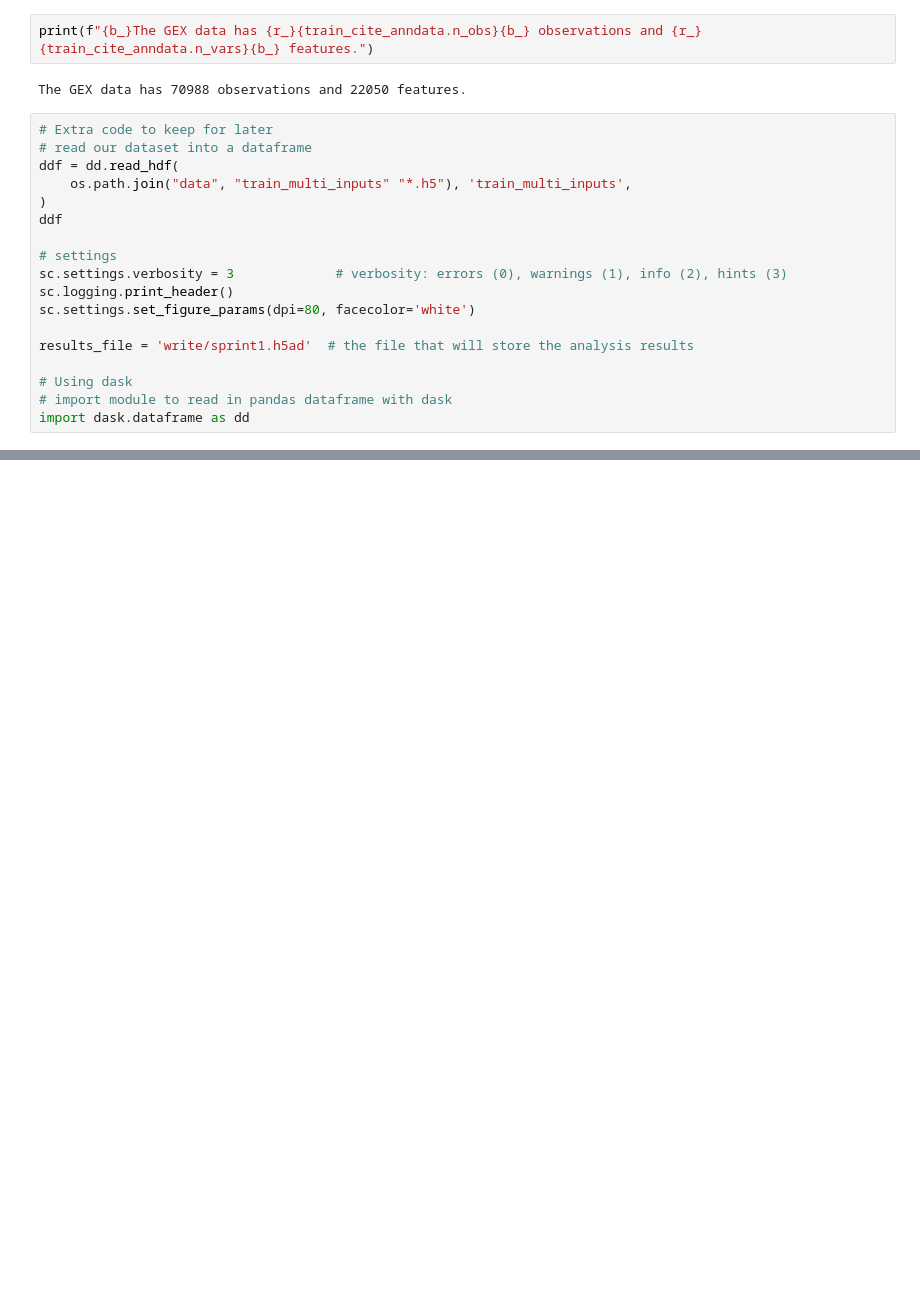
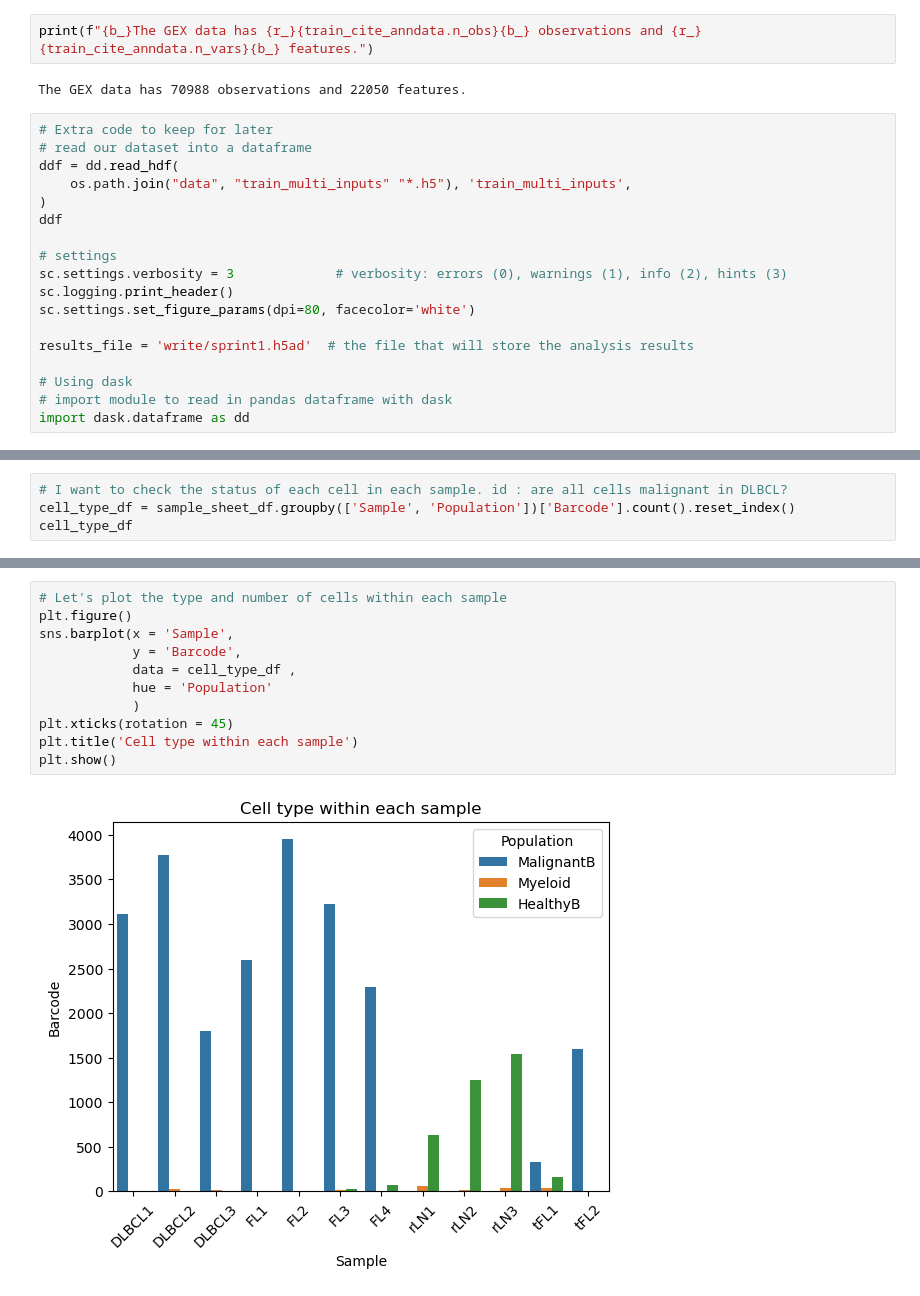
Before and after one commit to dinozor-petitpied/Capstone, a Jupyter notebook: Notebooks/AnneSophie_Howard_sprint1.ipynb, the cells around one changed output, grey strips where cells are left out. Drawn from its saved outputs; the diff is of its cells as text; blank space fills up the shorter version.

```diff
--- a/Notebooks/AnneSophie_Howard_sprint1.ipynb
+++ b/Notebooks/AnneSophie_Howard_sprint1.ipynb
@@ -99,0 +153,4 @@ import dask.dataframe as dd
+# %%
+# I want to check the status of each cell in each sample. id : are all cells malignant in DLBCL?
+cell_type_df = sample_sheet_df.groupby(['Sample', 'Population'])['Barcode'].count().reset_index()
+cell_type_df
@@ -99,0 +175,13 @@ import dask.dataframe as dd
+# %%
+# Let's plot the type and number of cells within each sample
+plt.figure()
+sns.barplot(x = 'Sample',
+            y = 'Barcode',
+            data = cell_type_df ,
+            hue = 'Population'
+            )
+plt.xticks(rotation = 45)
+plt.title('Cell type within each sample')
+plt.show()
+# %% [output]
+[figure, added]
```
Also changed, not shown: parts of 22 cells of this notebook.
